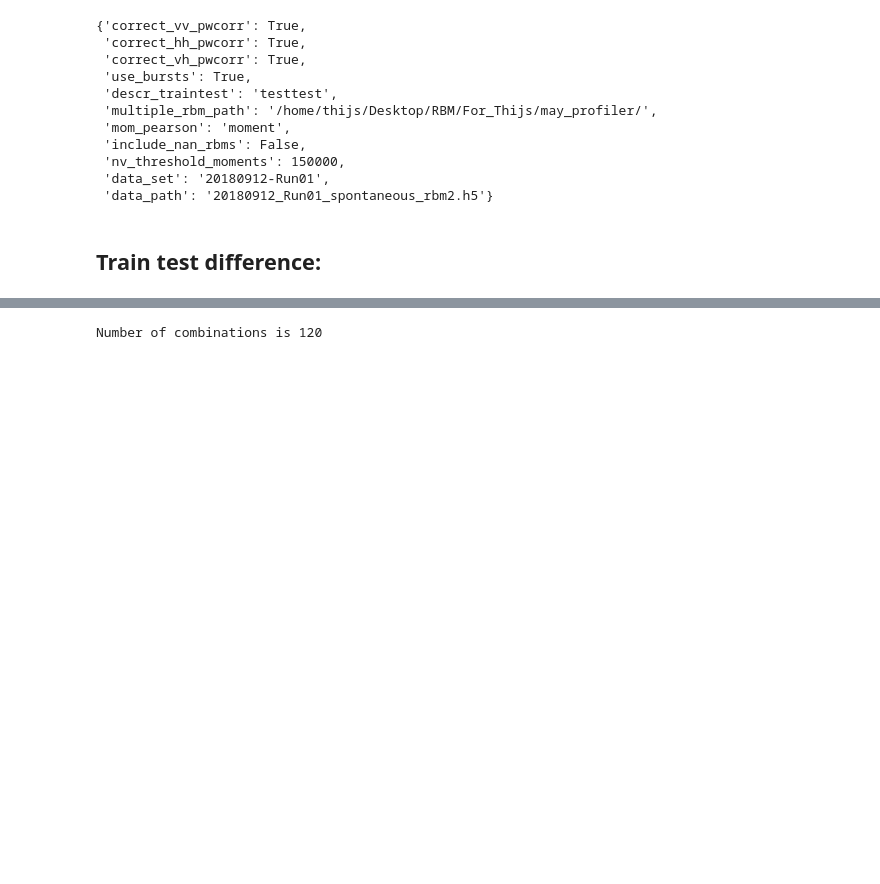
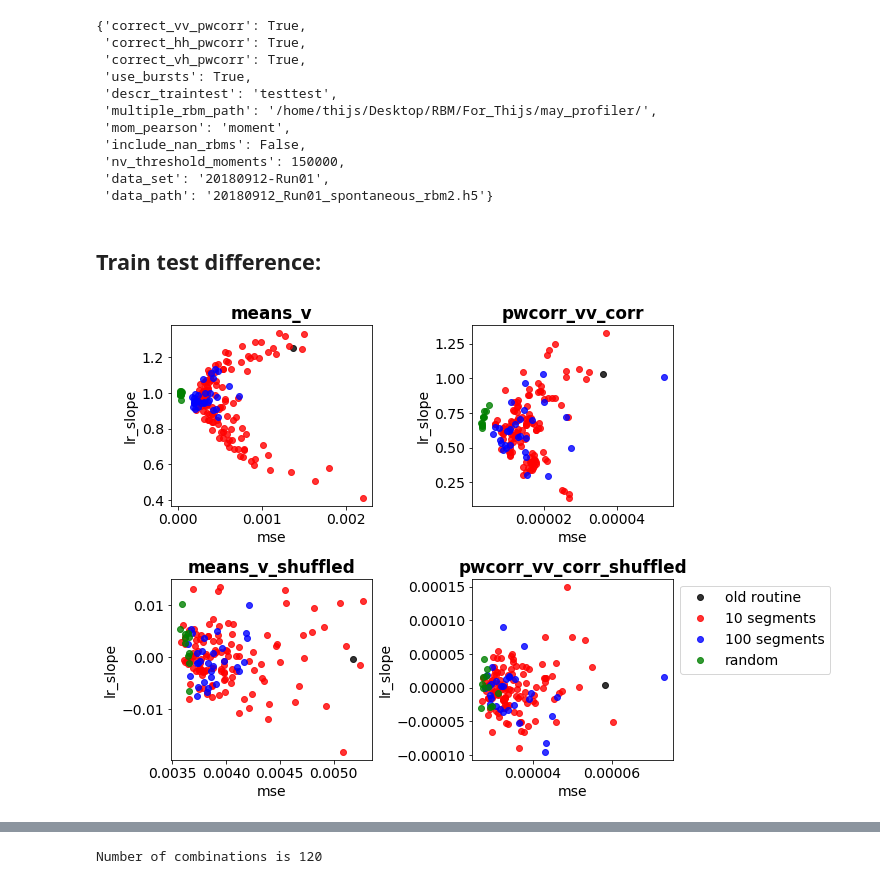
Before and after one commit to vdplasthijs/zf-rbm, a Jupyter notebook: Figures/fig_model_selection.ipynb, the cells around one changed output, grey strips where cells are left out. Drawn from its saved outputs; the diff is of its cells as text; code cells hidden in the pictures; blank space fills up the shorter version.

```diff
--- a/Figures/fig_model_selection.ipynb
+++ b/Figures/fig_model_selection.ipynb
@@ -297,0 +313,44 @@ dict_tt_stats = pickle.load(open(dict_path + dict_name, 'rb'))
+# %%
+dict_tt_stats.keys()
+def extract_stat_array(dictionary, comp_moment='means_v', stat='sse'):
+    arr = np.zeros(len(dictionary))
+    sign_arr = np.zeros(len(dictionary), dtype='object')
+    i_d = 0
+    for sign, dd in dictionary.items():
+        sign_arr[i_d] = sign
+        if stat == 'mse':
+            arr[i_d] = dd[comp_moment]['sse'].astype('float64') / dd[comp_moment]['n_elements']
+        elif stat == 'rmse':
+            arr[i_d] = np.sqrt(dd[comp_moment]['sse'].astype('float64') / dd[comp_moment]['n_elements'])
+        else:
+            arr[i_d] = dd[comp_moment][stat]
+        i_d += 1
+    return arr, sign_arr
+
+plt.rcParams['figure.figsize'] = (9, 8)
+plt.rcParams['font.size'] = 14
+plt.subplots_adjust(wspace=0.5, hspace=0.4)
+xstat = 'mse'
+ystat = 'lr_slope'
+for i_cm, cm in enumerate(['means_v', 'pwcorr_vv_corr', 'means_v_shuffled', 'pwcorr_vv_corr_shuffled']):
+    plt.subplot(2, 2, 1 + i_cm)
+    xdata, xsign = extract_stat_array(dictionary=all_dict_tt_stats, comp_moment=cm, stat=xstat)
+    ydata, ysign = extract_stat_array(dictionary=all_dict_tt_stats, comp_moment=cm, stat=ystat)
+#     if cm == 'means_v':
+#         print(xsign[np.argsort(xdata)])
+    inds_shift_10seg = [x for x, s in enumerate(xsign) if s[:5] == '10seg']
+    inds_shift_100seg = [x for x, s in enumerate(xsign) if s[:6] == '100seg']
+    inds_random_50 = [x for x, s in enumerate(xsign) if s[:10] == 'random5050']
+    inds_random_70 = [x for x, s in enumerate(xsign) if s[:10] == 'random7030']
+    inds_old = [x for x, s in enumerate(xsign) if s[:10] == 'time4000']
+    plt.plot(xdata[inds_old], ydata[inds_old], '.', color='black', alpha=0.8, label='old routine')
+    plt.plot(xdata[inds_shift_10seg], ydata[inds_shift_10seg], '.', color='red', alpha=0.8, label='10 segments')
+    plt.plot(xdata[inds_shift_100seg], ydata[inds_shift_100seg], '.', color='blue', alpha=0.8, label='100 segments')
+#     plt.plot(xdata[inds_random_50], ydata[inds_random_50], '.', color='orange', alpha=0.8)
+    plt.plot(xdata[inds_random_70], ydata[inds_random_70], '.', color='green', alpha=0.8, label='random')
+    plt.xlabel(xstat); plt.ylabel(ystat); plt.title(cm, weight='bold')
+
+    if i_cm == 3:
+        plt.legend(bbox_to_anchor=(1, 1))
+# %% [output]
+[figure, added]
```
Also changed, not shown: parts of 14 cells of this notebook.
